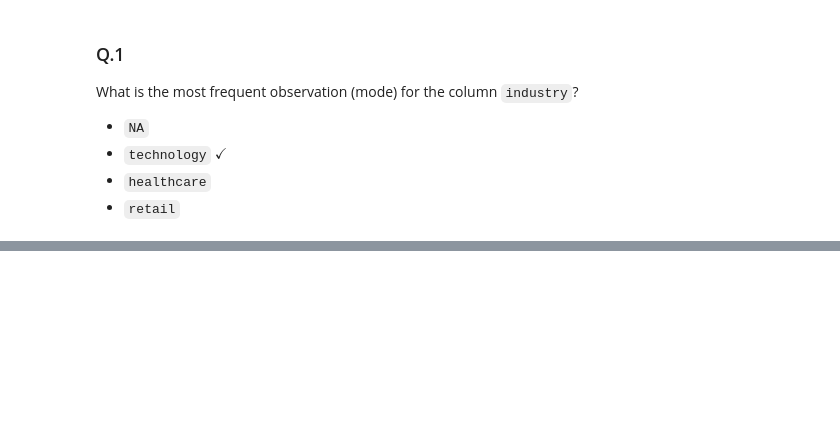
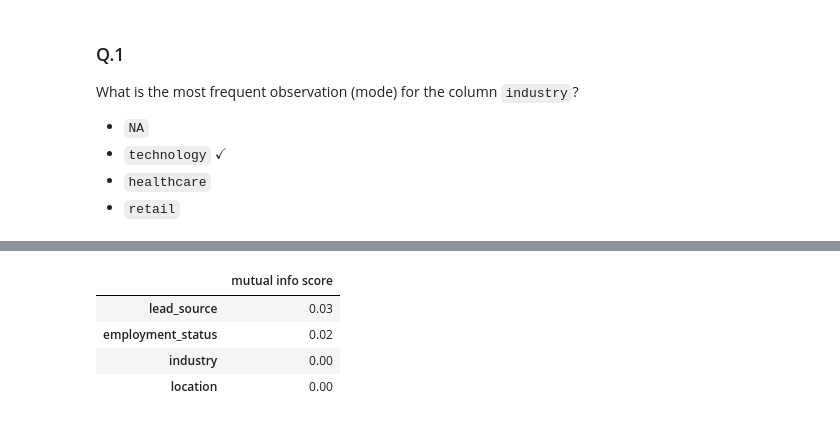
Before and after one commit to RwinRad/ml-forge, a Jupyter notebook: 03-classification/homework.ipynb, the cells around one changed output, grey strips where cells are left out. Saved outputs shown, nothing was run; the diff lists cells and outputs as text; code cells hidden in the pictures; blank space fills up the shorter version.

```diff
--- a/03-classification/homework.ipynb
+++ b/03-classification/homework.ipynb
@@ -121,0 +158,12 @@ Name: count, dtype: int64
+# %%
+def mutual_info_converted_score(series):
+    return mutual_info_score(series, df_full_train[target])
+
+mi = df_full_train[categorical].apply(mutual_info_converted_score)
+mi.sort_values(ascending=False).to_frame(name='mutual info score').round(2)
+# %% [output]
+|  | mutual info score |
+| lead_source | 0.03 |
+| employment_status | 0.02 |
+| industry | 0.00 |
+| location | 0.00 |
```
Also changed, not shown: parts of 17 cells of this notebook.
